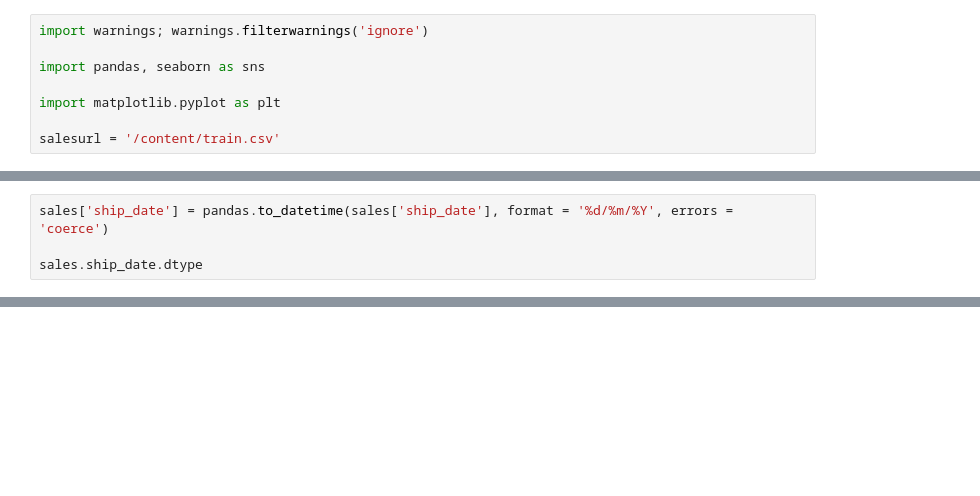
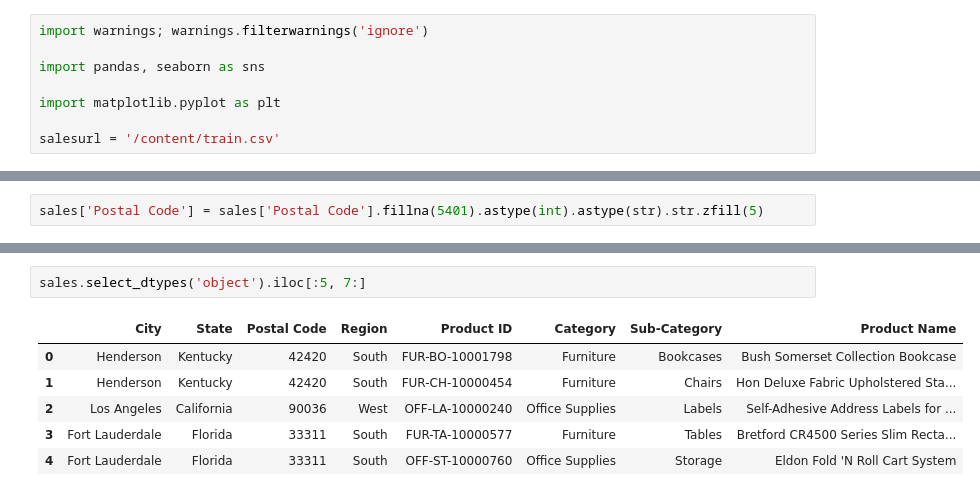
Before and after one commit to Kelnit/Ilm, a Jupyter notebook: Ilm.ipynb, the cells around one changed output, grey strips where cells are left out. Cells and saved outputs as stored; diff of their text form; blank space fills up the shorter version.

```diff
--- a/Ilm.ipynb
+++ b/Ilm.ipynb
@@ -61,4 +30,0 @@ dtype('O')
-# %%
-sales['ship_date'] = pandas.to_datetime(sales['ship_date'], format = '%d/%m/%Y', errors = 'coerce')
-
-sales.ship_date.dtype
@@ -158,0 +69,2 @@ plt.show()
+# %%
+sales['Postal Code'] = sales['Postal Code'].fillna(5401).astype(int).astype(str).str.zfill(5)
@@ -158,0 +106,9 @@ plt.show()
+# %%
+sales.select_dtypes('object').iloc[:5, 7:]
+# %% [output]
+|  | City | State | Postal Code | Region | Product ID | Category | Sub-Category | Product Name |
+| 0 | Henderson | Kentucky | 42420 | South | FUR-BO-10001798 | Furniture | Bookcases | Bush Somerset Collection Bookcase |
+| 1 | Henderson | Kentucky | 42420 | South | FUR-CH-10000454 | Furniture | Chairs | Hon Deluxe Fabric Upholstered Sta... |
+| 2 | Los Angeles | California | 90036 | West | OFF-LA-10000240 | Office Supplies | Labels | Self-Adhesive Address Labels for ... |
+| 3 | Fort Lauderdale | Florida | 33311 | South | FUR-TA-10000577 | Furniture | Tables | Bretford CR4500 Series Slim Recta... |
+| 4 | Fort Lauderdale | Florida | 33311 | South | OFF-ST-10000760 | Office Supplies | Storage | Eldon Fold 'N Roll Cart System |
```
Also changed, not shown: parts of 37 cells of this notebook.
